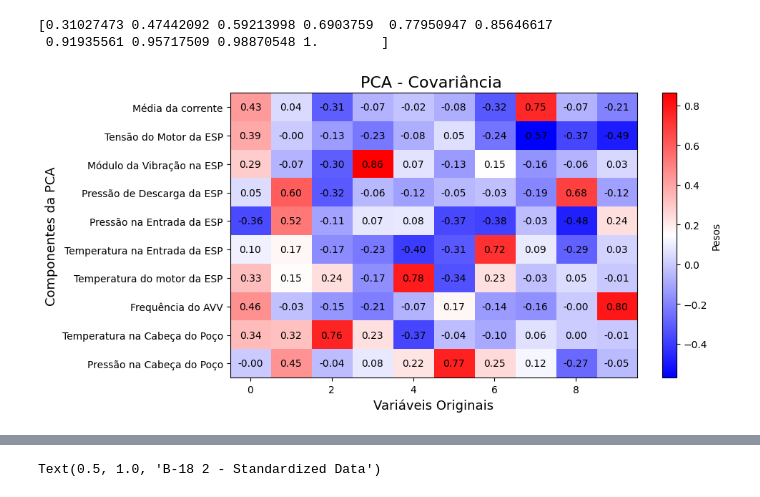
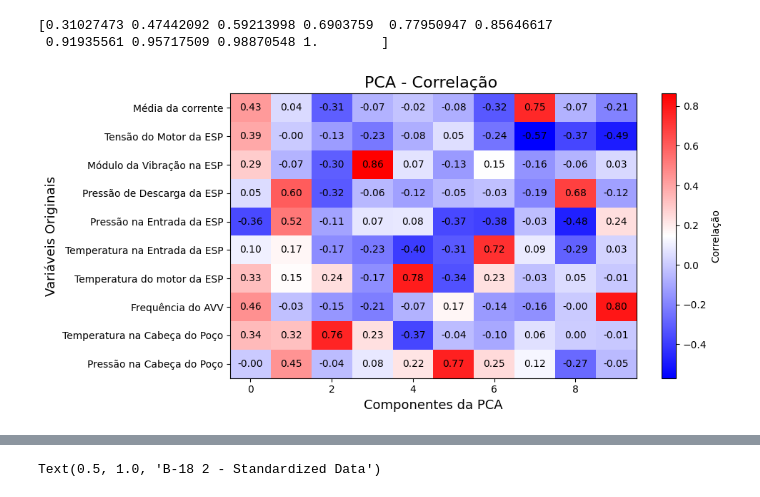
Before and after one commit to RL2-SP3/LISSA, a Jupyter notebook: examples/analise_dados_PCA.ipynb, the cells around one changed output, grey strips where cells are left out. Cells and saved outputs as stored; diff of their text form; code cells hidden in the pictures.

```diff
--- a/examples/analise_dados_PCA.ipynb
+++ b/examples/analise_dados_PCA.ipynb
@@ -24,24 +24,23 @@ pumpList = entireData["Well Run"].unique()
 # %%
 n = 10
 
 operationalHeaders = li.operationalHeader(entireData)
 
 pca = li.ApplyPCA(entireData, n)
 fig,axs = li.FigureComponents(pca,operationalHeaders,
-                              listOfNames=["PCA - Covariância ", "Pesos", "Variáveis Originais","Componentes da PCA"],
+                              listOfNames=["PCA - Correlação ", "Correlação", "Componentes da PCA","Variáveis Originais"],
                               plotName="full_pca_pt",
                               english=False)
 PCAdata = li.ReducePCA(pca, n, operationalHeaders,entireData)
 
 
 PCAHeaders = [str(i) for i in range(0,n)]
 PCAdata = li.ExportPCAData(PCAdata,entireData)
 print(pca.explained_variance_ratio_.cumsum())
-fig.savefig("../imagens_gerais/pca_covar")
 # %% [output]
 [0.31027473 0.47442092 0.59213998 0.6903759  0.77950947 0.85646617
  0.91935561 0.95717509 0.98870548 1.        ]
-[figure, old version]
+[figure, new version]
 # %%
 n =10
 
```
Also changed, not shown: parts of 8 cells of this notebook, 2 other files.
